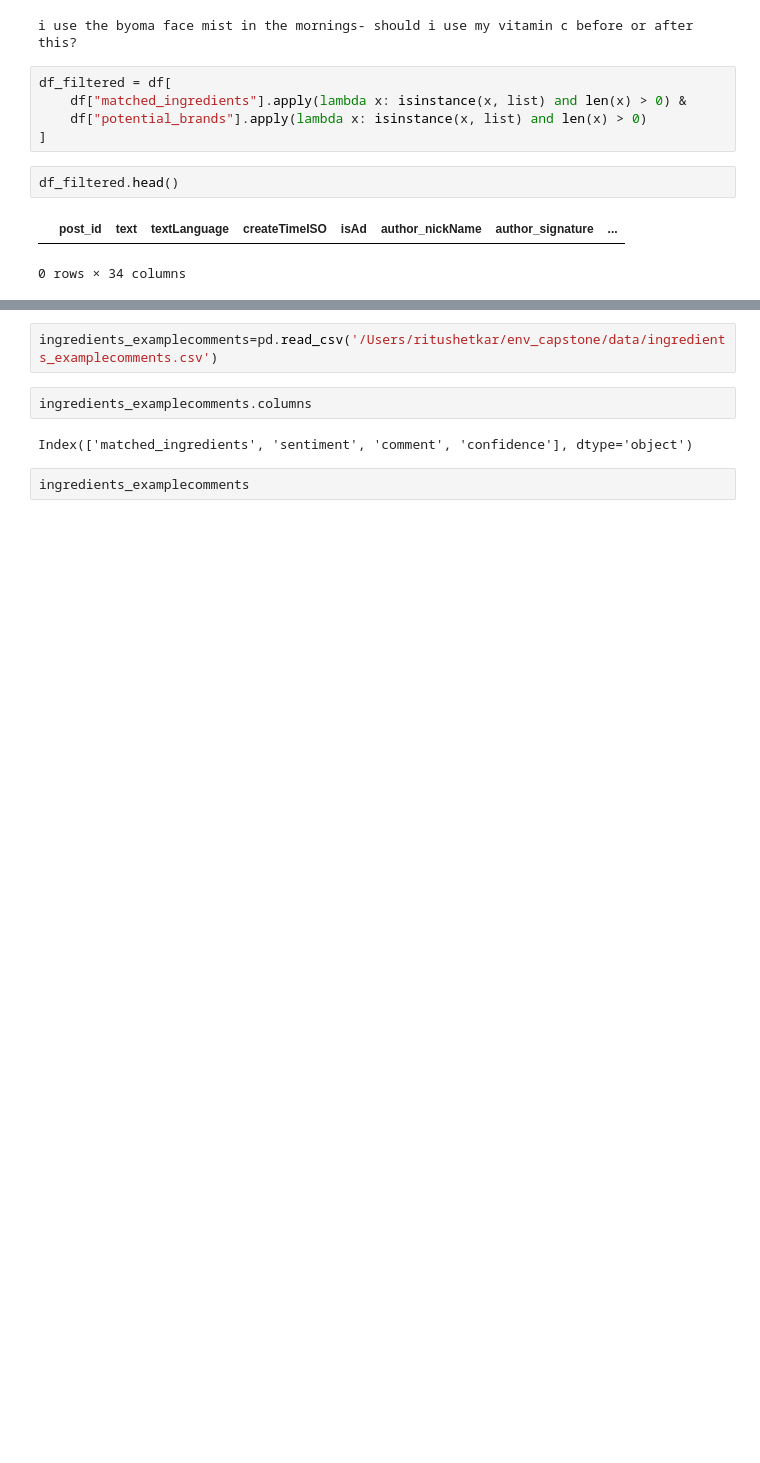
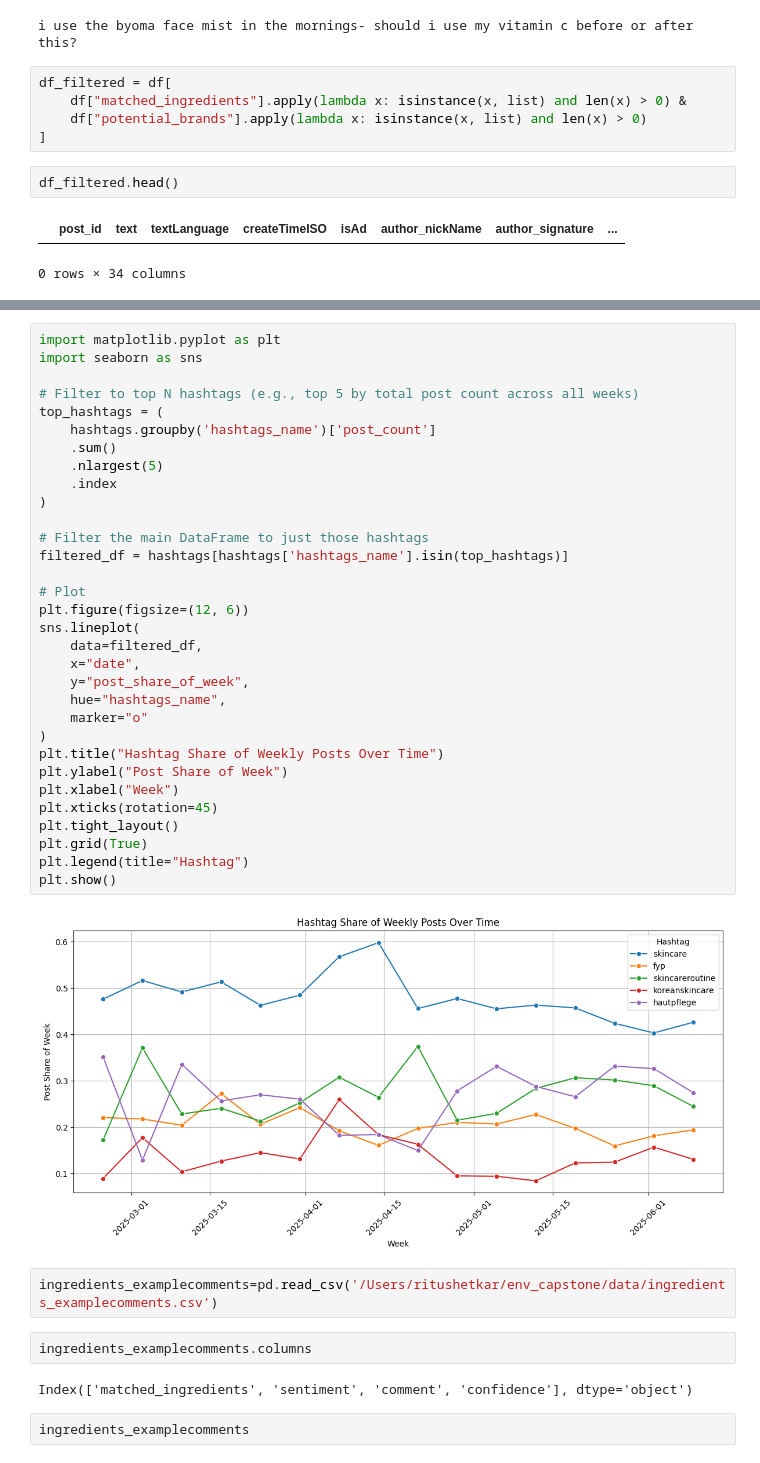
Before and after one commit to Hannah1171/skincare_analysis, a Jupyter notebook: skincare/scripts/test.ipynb, the cells around one changed output, grey strips where cells are left out. Saved outputs shown, nothing was run; the diff lists cells and outputs as text; blank space fills up the shorter version.

```diff
--- a/skincare/scripts/test.ipynb
+++ b/skincare/scripts/test.ipynb
@@ -594,4 +706,38 @@ Index(['hashtags_name', 'year', 'week', 'weekly_engagement', 'post_count',
       dtype='object')
+# %%
+import matplotlib.pyplot as plt
+import seaborn as sns
+
+# Filter to top N hashtags (e.g., top 5 by total post count across all weeks)
+top_hashtags = (
+    hashtags.groupby('hashtags_name')['post_count']
+    .sum()
+    .nlargest(5)
+    .index
+)
+
+# Filter the main DataFrame to just those hashtags
+filtered_df = hashtags[hashtags['hashtags_name'].isin(top_hashtags)]
+
+# Plot
+plt.figure(figsize=(12, 6))
+sns.lineplot(
+    data=filtered_df,
+    x="date",
+    y="post_share_of_week",
+    hue="hashtags_name",
+    marker="o"
+)
+plt.title("Hashtag Share of Weekly Posts Over Time")
+plt.ylabel("Post Share of Week")
+plt.xlabel("Week")
+plt.xticks(rotation=45)
+plt.tight_layout()
+plt.grid(True)
+plt.legend(title="Hashtag")
+plt.show()
+# %% [output]
+[figure, added]
 # %%
 ingredients_examplecomments=pd.read_csv('/Users/ritushetkar/env_capstone/data/ingredients_examplecomments.csv')
 # %%
```
Also changed, not shown: parts of 2 cells of this notebook, 4 other files.
